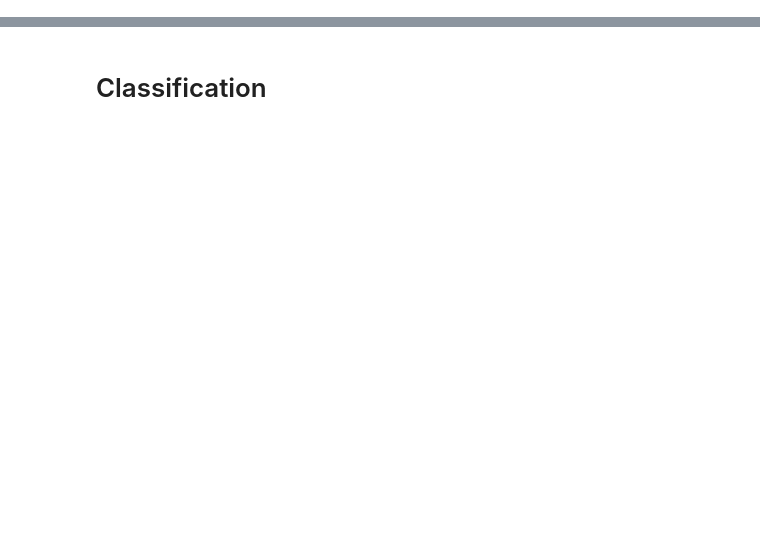
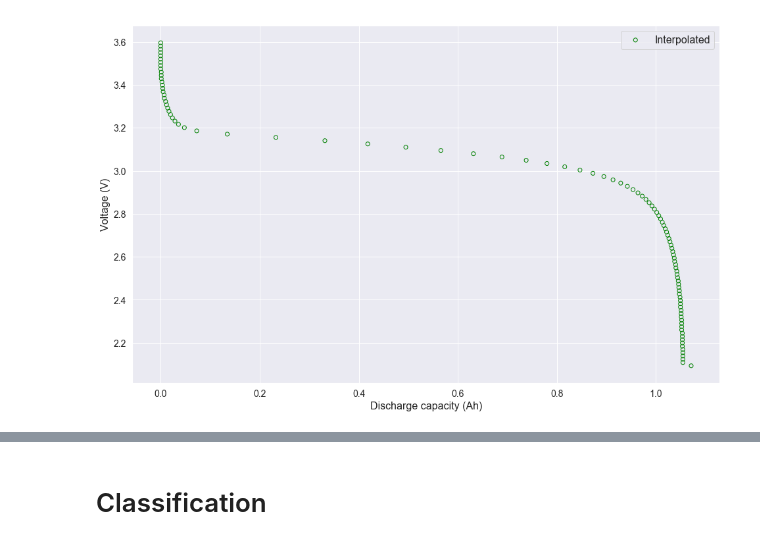
Before and after one commit to hwaxxer/nature-paper, a Jupyter notebook: Classifier.ipynb, the cells around one changed output, grey strips where cells are left out. Cells and saved outputs as stored; diff of their text form; code cells hidden in the pictures; blank space fills up the shorter version.

```diff
--- a/Classifier.ipynb
+++ b/Classifier.ipynb
@@ -141,3 +192,32 @@ plt.legend()
+# %%
+def interpolateQV(cycle, num=1000, value=None):
+    V = cycle['V']
+    Qd = cycle['Qd']
+
+    diff = cycle['Qc'] - Qd
+    I = cycle['I']
+    from_idx = np.where(I < 0)[0][0]-1
+    I = I[from_idx:]
+    to_idx = np.where(I >= 0)[0][0]-1
+    V = V[from_idx:to_idx]
+    Qd = Qd[from_idx:to_idx]
+    v = np.linspace(V[0], V[-1], num=num, endpoint=True)
+    f = interp1d(V, Qd)
+    if value is None:
+        return f(v), v
+    else:
+        return f(value), value
+# %%
+cycle = 10
+plt.figure(figsize=default_fig_size)
+qd, v = interpolateQV(cell['cycles'][str(cycle)], num=100)
+plt.scatter(qd, v, label='Interpolated', edgecolors='g', facecolors='none')
+plt.xlabel('Discharge capacity (Ah)')
+plt.ylabel('Voltage (V)')
+plt.legend()
+plt.show()
+# %% [output]
+[figure, added]
 # %%
 xs, ys = [], []
 
```
Also changed, not shown: parts of 45 cells of this notebook.
